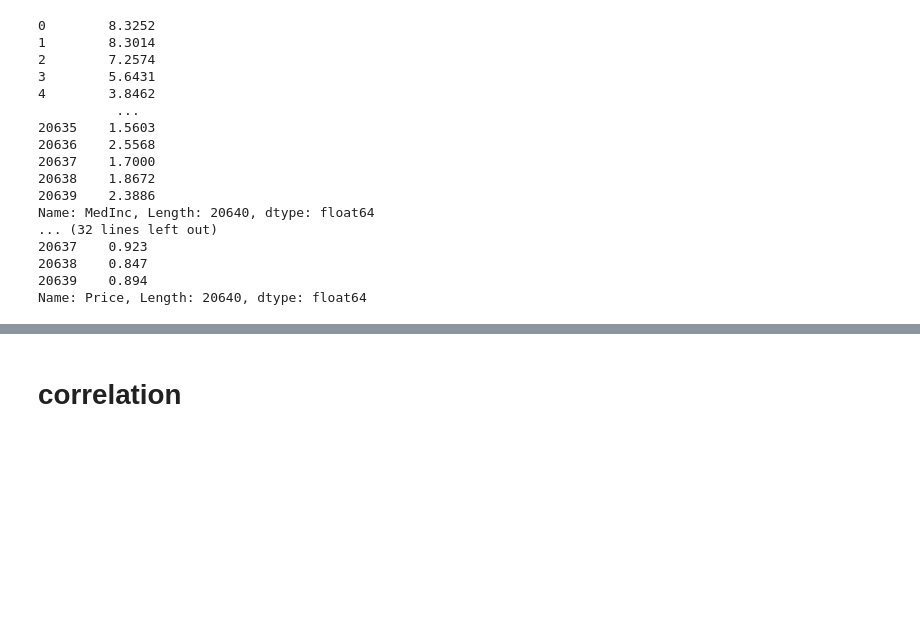
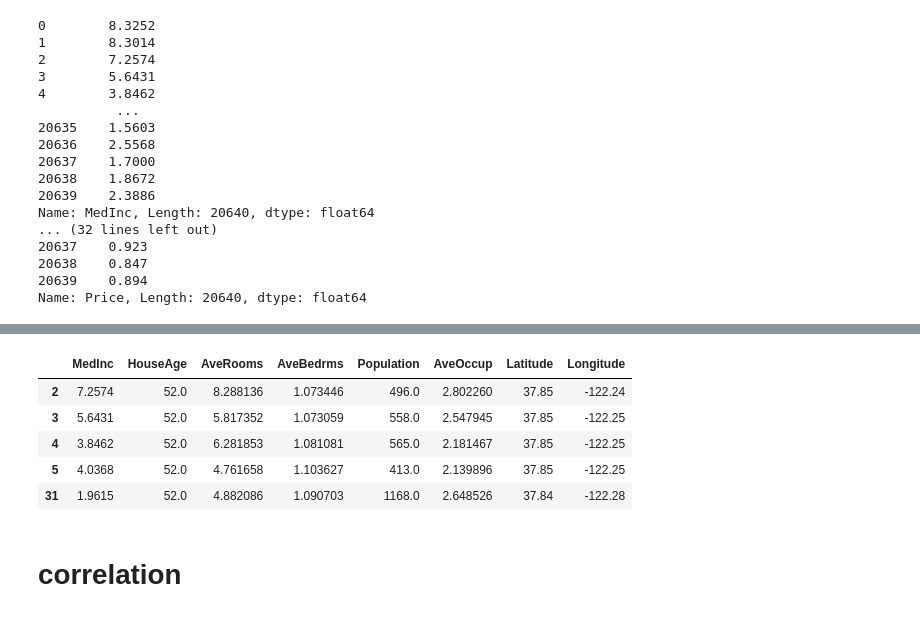
Before and after one commit to RaunakRaj2081/python_Language, a Jupyter notebook: 9_pandas_tutorial_in_python.ipynb, the cells around one changed output, grey strips where cells are left out. Saved outputs shown, nothing was run; the diff lists cells and outputs as text; code cells hidden in the pictures; blank space fills up the shorter version.

```diff
--- a/9_pandas_tutorial_in_python.ipynb
+++ b/9_pandas_tutorial_in_python.ipynb
@@ -367,3 +426,13 @@ Name: Price, Length: 20640, dtype: float64
+# %%
+nd = boston_df.sort_values("HouseAge", ascending=False)  # Descending order
+nd.head()
+# %% [output]
+|  | MedInc | HouseAge | AveRooms | AveBedrms | Population | AveOccup | Latitude | Longitude |
+| 2 | 7.2574 | 52.0 | 8.288136 | 1.073446 | 496.0 | 2.802260 | 37.85 | -122.24 |
+| 3 | 5.6431 | 52.0 | 5.817352 | 1.073059 | 558.0 | 2.547945 | 37.85 | -122.25 |
+| 4 | 3.8462 | 52.0 | 6.281853 | 1.081081 | 565.0 | 2.181467 | 37.85 | -122.25 |
+| 5 | 4.0368 | 52.0 | 4.761658 | 1.103627 | 413.0 | 2.139896 | 37.85 | -122.25 |
+| 31 | 1.9615 | 52.0 | 4.882086 | 1.090703 | 1168.0 | 2.648526 | 37.84 | -122.28 |
 # %% [markdown]
 # correlation
 # %% [markdown]
```
Also changed, not shown: parts of 12 cells of this notebook.
